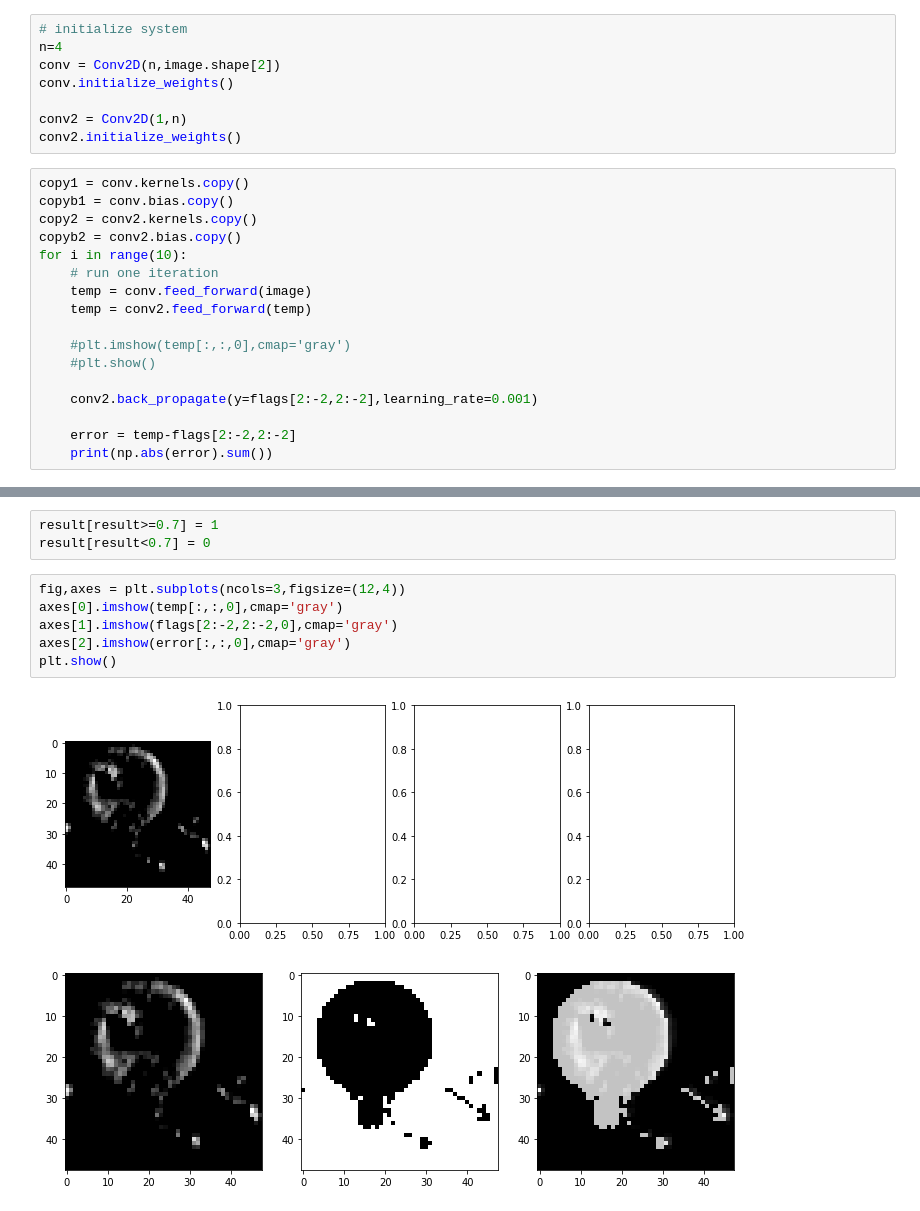
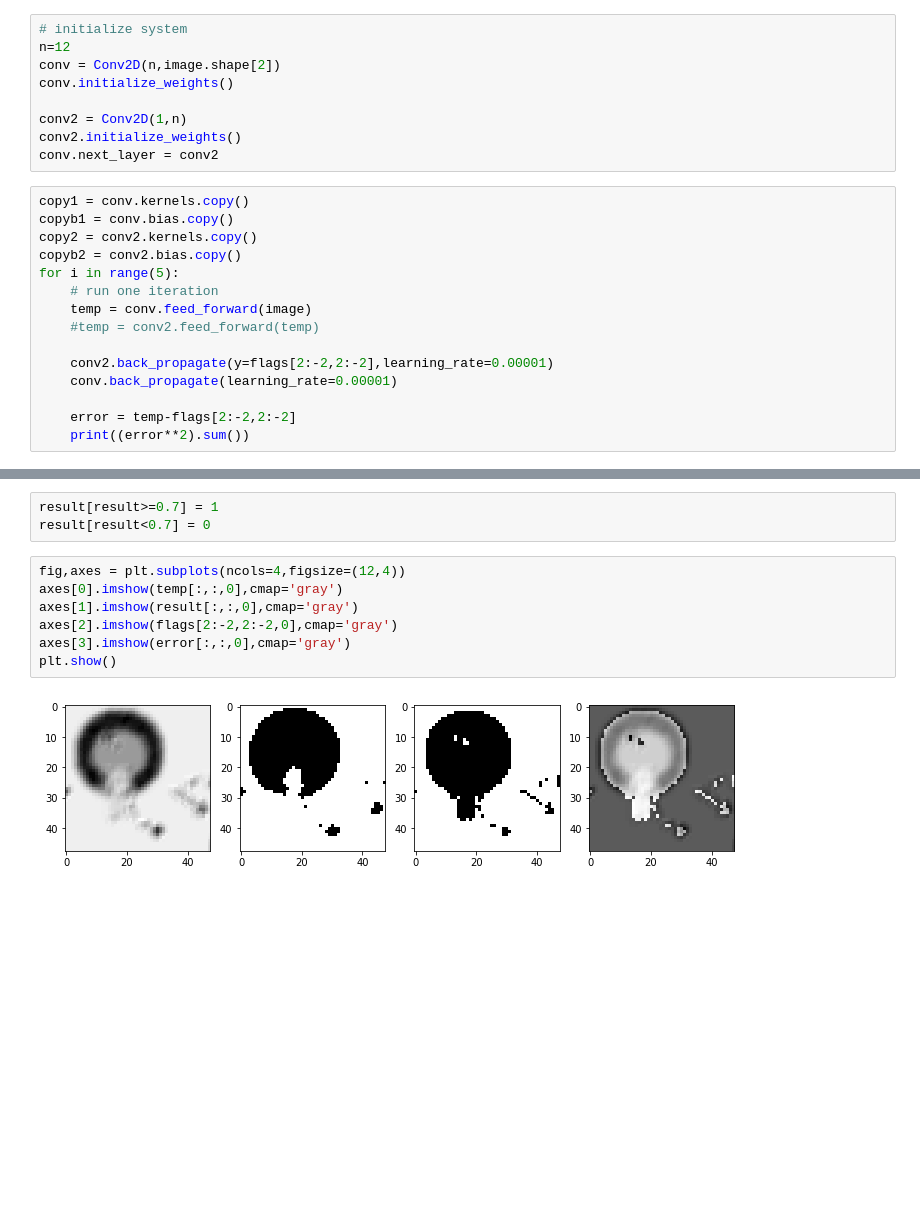
Before and after one commit to ralhadeff/basic-machine-learning, a Jupyter notebook: CNN/conv-segmentation.ipynb, the cells around one changed output, grey strips where cells are left out. Cells and saved outputs as stored; diff of their text form; blank space fills up the shorter version.

```diff
--- a/CNN/conv-segmentation.ipynb
+++ b/CNN/conv-segmentation.ipynb
@@ -20,27 +20,26 @@ flags[flags==3]=1
 flags = flags.reshape((*flags.shape,1))
 # %%
 # initialize system
-n=4
+n=12
 conv = Conv2D(n,image.shape[2])
 conv.initialize_weights()
 
 conv2 = Conv2D(1,n)
 conv2.initialize_weights()
+conv.next_layer = conv2
 # %%
 copy1 = conv.kernels.copy()
 copyb1 = conv.bias.copy()
 copy2 = conv2.kernels.copy()
 copyb2 = conv2.bias.copy()
-for i in range(10):
+for i in range(5):
     # run one iteration
     temp = conv.feed_forward(image)
-    temp = conv2.feed_forward(temp)
+    #temp = conv2.feed_forward(temp)
 
-    #plt.imshow(temp[:,:,0],cmap='gray')
-    #plt.show()
-
-    conv2.back_propagate(y=flags[2:-2,2:-2],learning_rate=0.001)
+    conv2.back_propagate(y=flags[2:-2,2:-2],learning_rate=0.00001)
+    conv.back_propagate(learning_rate=0.00001)
 
     error = temp-flags[2:-2,2:-2]
-    print(np.abs(error).sum())
+    print((error**2).sum())
 # %% [output]
@@ -78,11 +72,11 @@ result.mean()
 result[result>=0.7] = 1
 result[result<0.7] = 0
 # %%
-fig,axes = plt.subplots(ncols=3,figsize=(12,4))
+fig,axes = plt.subplots(ncols=4,figsize=(12,4))
 axes[0].imshow(temp[:,:,0],cmap='gray')
-axes[1].imshow(flags[2:-2,2:-2,0],cmap='gray')
-axes[2].imshow(error[:,:,0],cmap='gray')
+axes[1].imshow(result[:,:,0],cmap='gray')
+axes[2].imshow(flags[2:-2,2:-2,0],cmap='gray')
+axes[3].imshow(error[:,:,0],cmap='gray')
 plt.show()
 # %% [output]
-[figure, old version]
+[figure, new version]
-[figure, removed]
```
Also changed, not shown: parts of 3 cells of this notebook.
